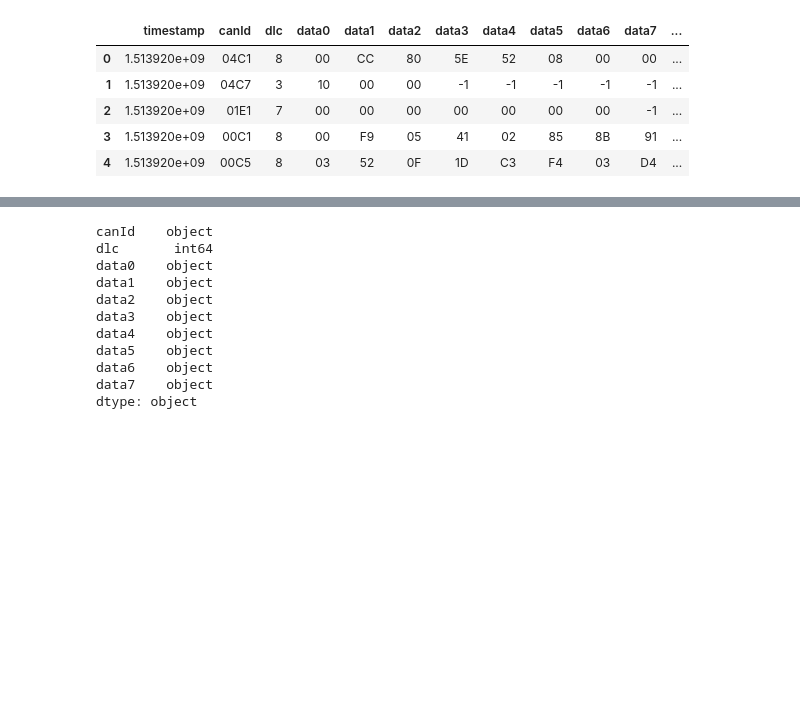
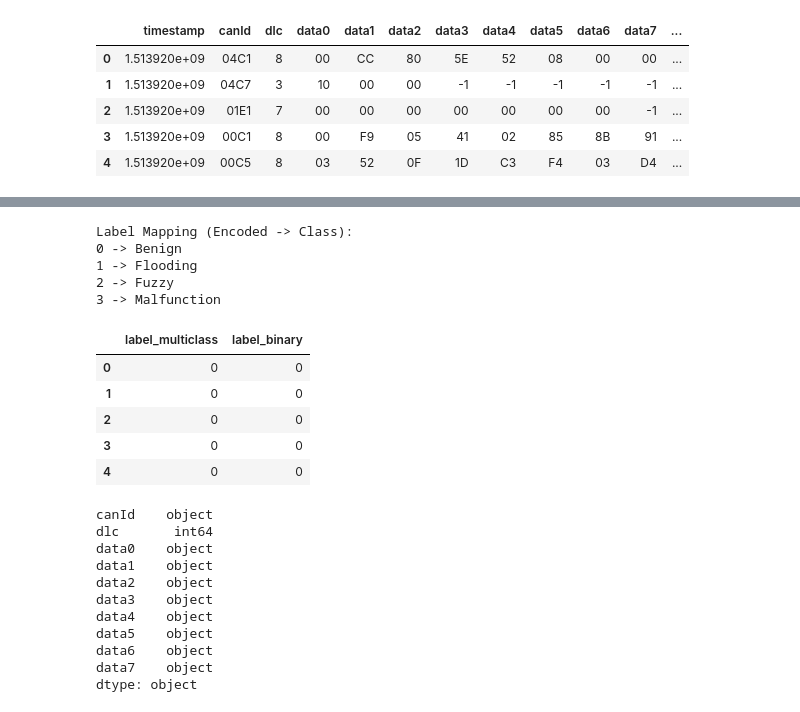
Before and after one commit to zsikorska/cps-can-bus, a Jupyter notebook: detection.ipynb, the cells around one changed output, grey strips where cells are left out. Saved outputs shown, nothing was run; the diff lists cells and outputs as text; code cells hidden in the pictures; blank space fills up the shorter version.

```diff
--- a/detection.ipynb
+++ b/detection.ipynb
@@ -88,3 +94,39 @@ Name: flag, dtype: object
+# %%
+label_encoder = LabelEncoder()
+combined_flags = pd.concat([sonata_data['flag'], soul_data['flag'], spark_data['flag']], axis=0)
+label_encoder.fit(combined_flags)
+
+Y_sonata['label_multiclass'] = label_encoder.transform(Y_sonata['flag'])
+Y_sonata['label_binary'] = Y_sonata['flag'].apply(lambda x: 0 if x == 'Benign' else 1)
+Y_sonata.drop(columns=['flag'], inplace=True)
+
+Y_soul['label_multiclass'] = label_encoder.transform(Y_soul['flag'])
+Y_soul['label_binary'] = Y_soul['flag'].apply(lambda x: 0 if x == 'Benign' else 1)
+Y_soul.drop(columns=['flag'], inplace=True)
+
+Y_spark['label_multiclass'] = label_encoder.transform(Y_spark['flag'])
+Y_spark['label_binary'] = Y_spark['flag'].apply(lambda x: 0 if x == 'Benign' else 1)
+Y_spark.drop(columns=['flag'], inplace=True)
+# %%
+label_mapping = dict(zip(label_encoder.transform(label_encoder.classes_), label_encoder.classes_))
+print("Label Mapping (Encoded -> Class):")
+for encoded_label, class_name in label_mapping.items():
+    print(f"{encoded_label} -> {class_name}")
+# %% [output]
+Label Mapping (Encoded -> Class):
+0 -> Benign
+1 -> Flooding
+2 -> Fuzzy
+3 -> Malfunction
+# %%
+Y_sonata.head()
+# %% [output]
+|  | label_multiclass | label_binary |
+| 0 | 0 | 0 |
+| 1 | 0 | 0 |
+| 2 | 0 | 0 |
+| 3 | 0 | 0 |
+| 4 | 0 | 0 |
 # %%
 print(X_sonata.dtypes)
 # %% [output]
```
Also changed, not shown: parts of 17 cells of this notebook.
